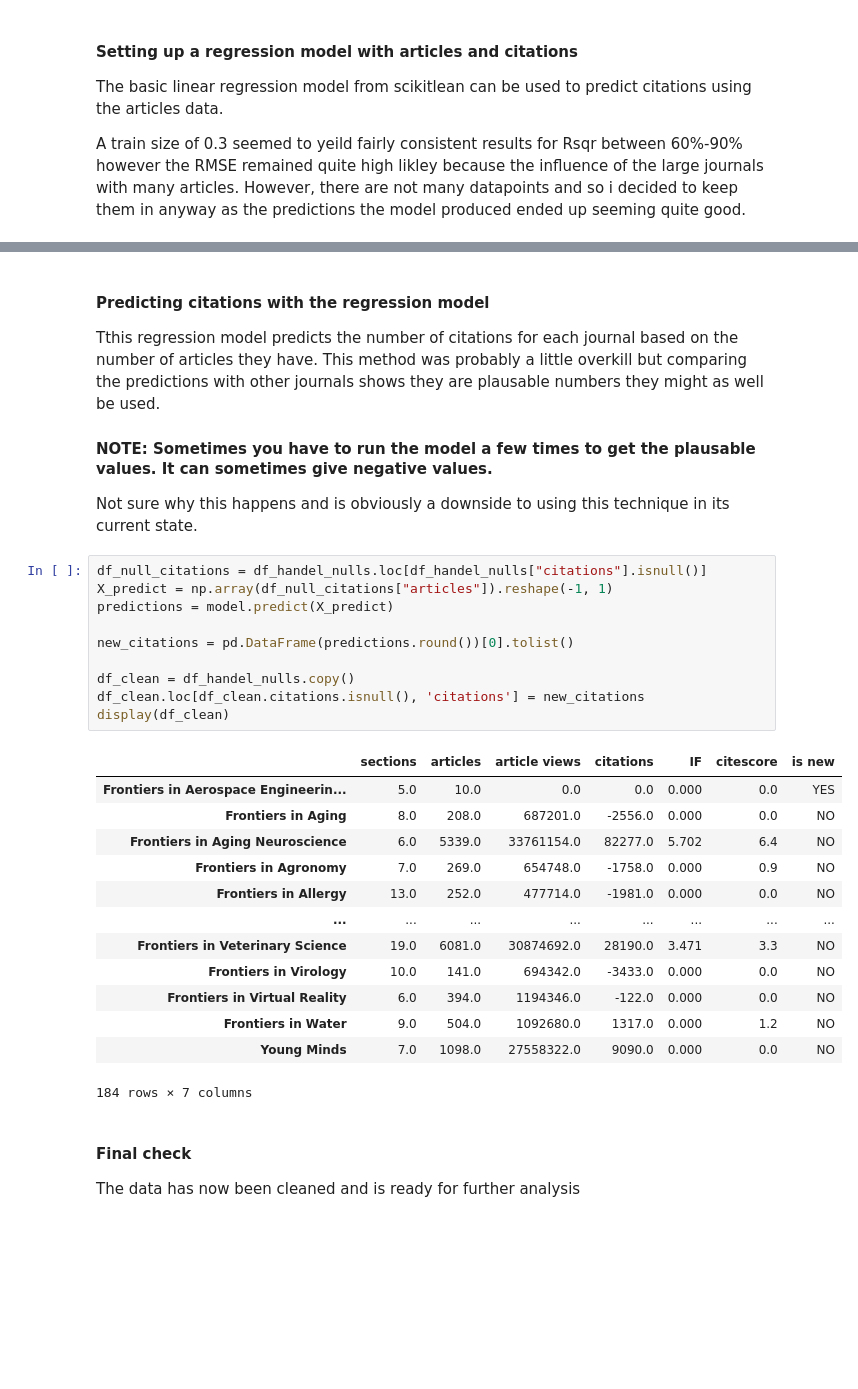
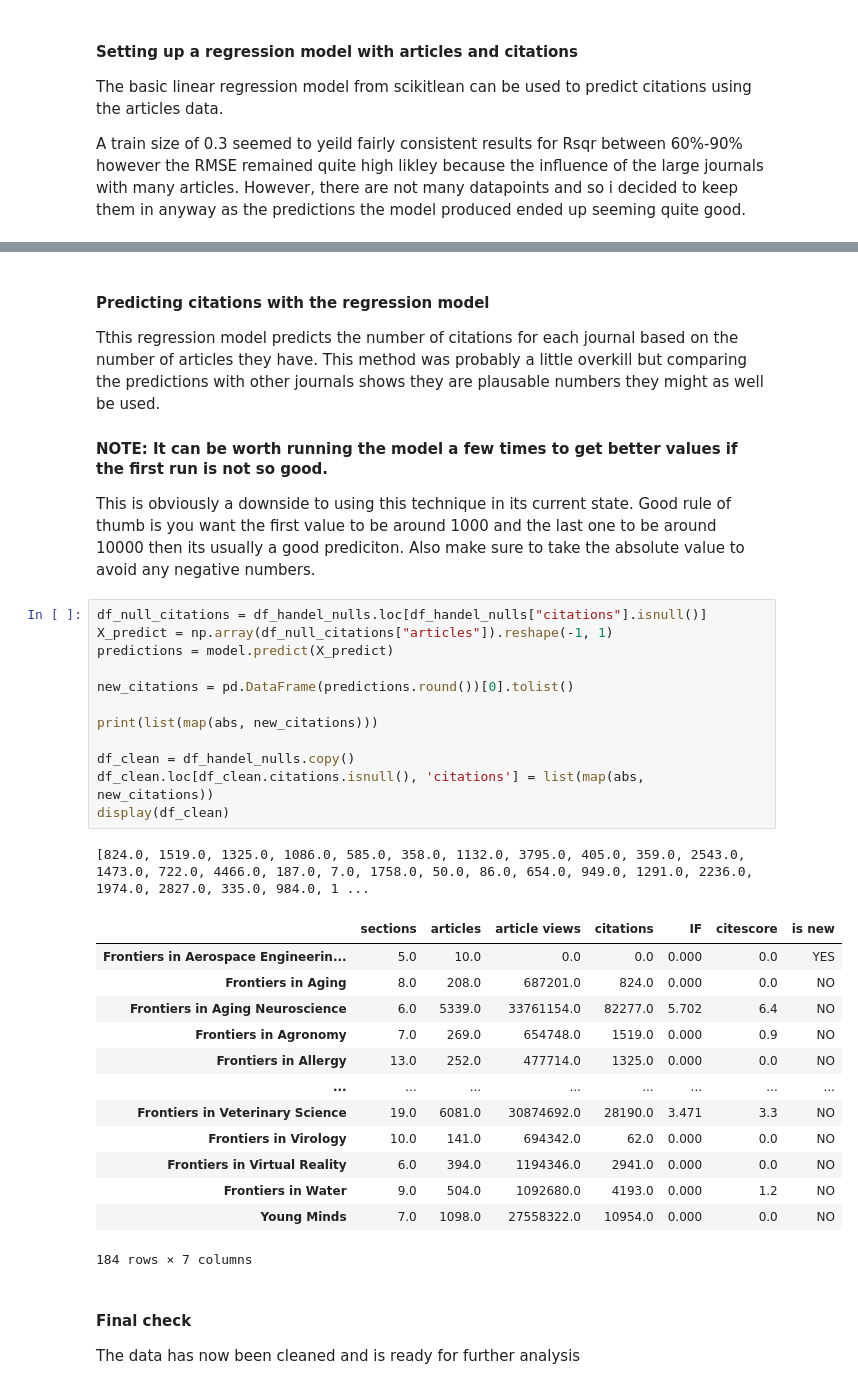
Before and after one commit to joshdev1/Frontiers, a Jupyter notebook: data_programming.ipynb, the cells around one changed output, grey strips where cells are left out. Saved outputs shown, nothing was run; the diff lists cells and outputs as text; blank space fills up the shorter version.

```diff
--- a/data_programming.ipynb
+++ b/data_programming.ipynb
@@ -363,32 +368,35 @@ The RMSE is:  28249.043526902464
 
 Tthis regression model predicts the number of citations for each journal based on the number of articles they have. This method was probably a little overkill but comparing the predictions with other journals shows they are plausable numbers they might as well be used.
 
-#### NOTE: Sometimes you have to run the model a few times to get the plausable values.  It can sometimes give negative values.
-Not sure why this happens and is obviously a downside to using this technique in its current state.
+#### NOTE: It can be worth running the model a few times to get better values if the first run is not so good.
+This is obviously a downside to using this technique in its current state. Good rule of thumb is you want the first value to be around 1000 and the last one to be around 10000 then its usually a good prediciton. Also make sure to take the absolute value to avoid any negative numbers.
 # %%
 df_null_citations = df_handel_nulls.loc[df_handel_nulls["citations"].isnull()]
 X_predict = np.array(df_null_citations["articles"]).reshape(-1, 1)
 predictions = model.predict(X_predict)
 
 new_citations = pd.DataFrame(predictions.round())[0].tolist()
 
+print(list(map(abs, new_citations)))
+
 df_clean = df_handel_nulls.copy()
-df_clean.loc[df_clean.citations.isnull(), 'citations'] = new_citations
+df_clean.loc[df_clean.citations.isnull(), 'citations'] = list(map(abs, new_citations))
 display(df_clean)
 # %% [output]
+[824.0, 1519.0, 1325.0, 1086.0, 585.0, 358.0, 1132.0, 3795.0, 405.0, 359.0, 2543.0, 1473.0, 722.0, 4466.0, 187.0, 7.0, 1758.0, 50.0, 86.0, 654.0, 949.0, 1291.0, 2236.0, 1974.0, 2827.0, 335.0, 984.0, 1 ...
 |  | sections | articles | article views | citations | IF | citescore | is new |
 | Frontiers in Aerospace Engineerin... | 5.0 | 10.0 | 0.0 | 0.0 | 0.000 | 0.0 | YES |
-| Frontiers in Aging | 8.0 | 208.0 | 687201.0 | -2556.0 | 0.000 | 0.0 | NO |
+| Frontiers in Aging | 8.0 | 208.0 | 687201.0 | 824.0 | 0.000 | 0.0 | NO |
 | Frontiers in Aging Neuroscience | 6.0 | 5339.0 | 33761154.0 | 82277.0 | 5.702 | 6.4 | NO |
-| Frontiers in Agronomy | 7.0 | 269.0 | 654748.0 | -1758.0 | 0.000 | 0.9 | NO |
-| Frontiers in Allergy | 13.0 | 252.0 | 477714.0 | -1981.0 | 0.000 | 0.0 | NO |
+| Frontiers in Agronomy | 7.0 | 269.0 | 654748.0 | 1519.0 | 0.000 | 0.9 | NO |
+| Frontiers in Allergy | 13.0 | 252.0 | 477714.0 | 1325.0 | 0.000 | 0.0 | NO |
 | ... | ... | ... | ... | ... | ... | ... | ... |
 | Frontiers in Veterinary Science | 19.0 | 6081.0 | 30874692.0 | 28190.0 | 3.471 | 3.3 | NO |
-| Frontiers in Virology | 10.0 | 141.0 | 694342.0 | -3433.0 | 0.000 | 0.0 | NO |
-| Frontiers in Virtual Reality | 6.0 | 394.0 | 1194346.0 | -122.0 | 0.000 | 0.0 | NO |
-| Frontiers in Water | 9.0 | 504.0 | 1092680.0 | 1317.0 | 0.000 | 1.2 | NO |
-| Young Minds | 7.0 | 1098.0 | 27558322.0 | 9090.0 | 0.000 | 0.0 | NO |
+| Frontiers in Virology | 10.0 | 141.0 | 694342.0 | 62.0 | 0.000 | 0.0 | NO |
+| Frontiers in Virtual Reality | 6.0 | 394.0 | 1194346.0 | 2941.0 | 0.000 | 0.0 | NO |
+| Frontiers in Water | 9.0 | 504.0 | 1092680.0 | 4193.0 | 0.000 | 1.2 | NO |
+| Young Minds | 7.0 | 1098.0 | 27558322.0 | 10954.0 | 0.000 | 0.0 | NO |
-184 rows × 7 columns
+184 rows × 7 columns
 # %% [markdown]
 #### Final check
 The data has now been cleaned and is ready for further analysis
```
Also changed, not shown: parts of 25 cells of this notebook.
